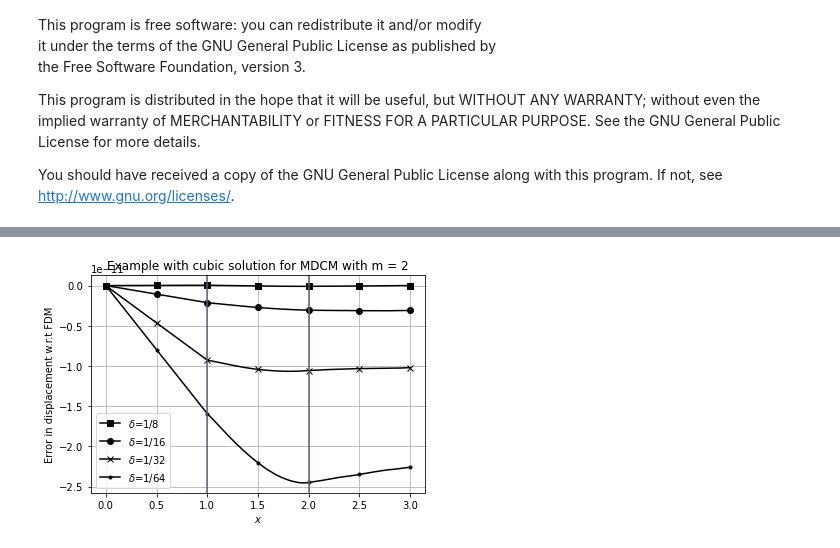
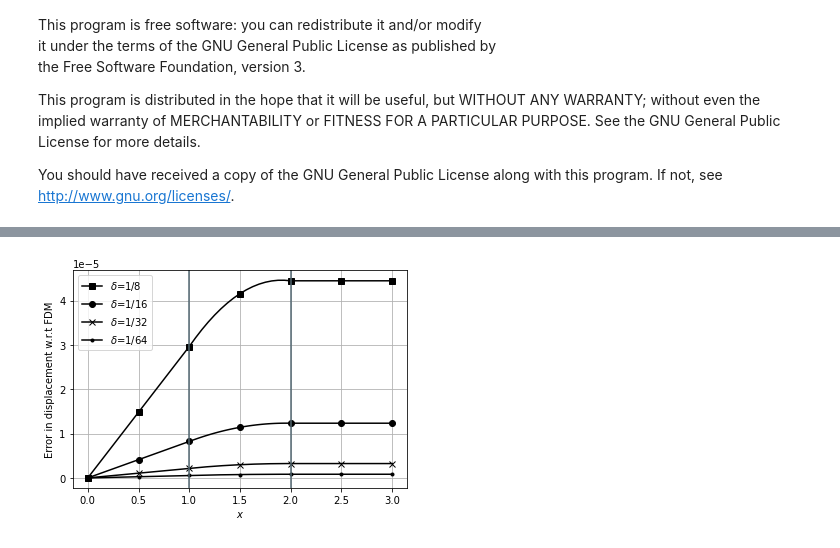
Before and after one commit to diehlpk/reusommer21, a Jupyter notebook: Coupling-MDCM-Neumann-Cubic-Interpolation.ipynb, the cells around one changed output, grey strips where cells are left out. Drawn from its saved outputs; the diff is of its cells as text; code cells hidden in the pictures.

Commit message:
Fix condition plots

```diff
--- a/Coupling-MDCM-Neumann-Cubic-Interpolation.ipynb
+++ b/Coupling-MDCM-Neumann-Cubic-Interpolation.ipynb
@@ -19,7 +19,7 @@ import numpy as np
 import matplotlib.pyplot as plt
 import sys
 # %%
-example = "Cubic"
+example = "Quartic"
 save_results = True
 has_condition = True
 g = -1
@@ -87,9 +87,9 @@ def forceFull(n,x):
     force = np.zeros(n)
 
     for i in range(1,n-1):
-        force[i] = f(x[i])
+        force[i] = f(x[i]) / exactSolution(x[n-1])
 
-    force[n-1] = g
+    force[n-1] = g / exactSolution(x[n-1])
 
     return force
 
@@ -100,9 +100,9 @@ def forceCoupling(n,x):
     force = np.zeros(dim)
 
     for i in range(1,dim-1):
-        force[i] = f(x[i])
+        force[i] = f(x[i]) / exactSolution(x[dim-1])
 
-    force[dim-1] = g
+    force[dim-1] = g / exactSolution(x[dim-1])
 
     return force
 # %%
@@ -309,22 +288,22 @@ Text(0.5, 1.0, 'Quadratic solution ')
 # %%
 plt.clf()
 markers = ['s','o','x','.']
 level = [8,16,32,64]
 
 for i in range(0,len(xLocal)):
     n = np.power(2,i+4)
     plt.plot(xLocal[i],uLocal[i]-uCoupled[i],color="black",marker=markers[i],markevery=level[i],label=r"$\delta$=1/"+str(int(n/2)))
 
 plt.xlabel(r"$x$")
 plt.ylabel(r"Error in displacement w.r.t FDM")
-plt.title(r"Example with " + str(example).lower() + " solution for MDCM with m = 2")
+#plt.title(r"Example with " + str(example).lower() + " solution for MDCM with m = 2")
 plt.grid()
 plt.axvline(x=1,c="#536872")
 plt.axvline(x=2,c="#536872")
 plt.legend()
 plt.savefig("coupling-MDCM-"+str(example)+"-neumann-error.pdf",bbox_inches='tight')
 
 if has_condition :
     np.savetxt("con_mdcm_n.csv", con, delimiter=",")
 # %% [output]
-[figure, old version]
+[figure, new version]
```
Also changed, not shown: parts of 2 cells of this notebook, 3 other files.
